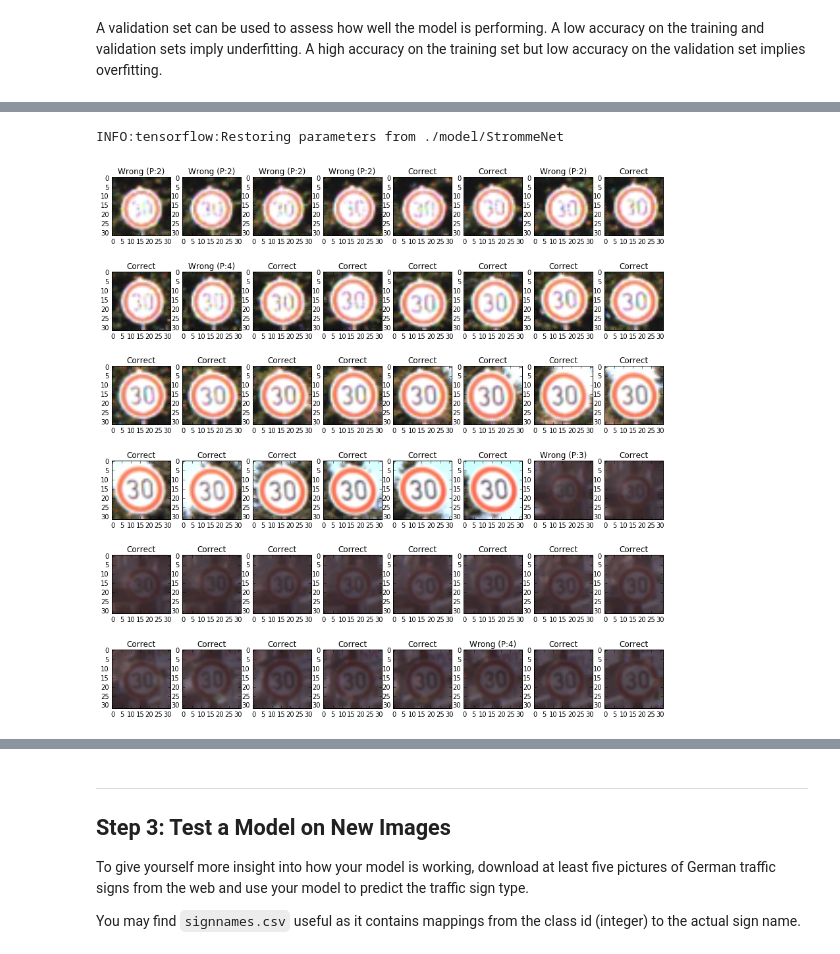
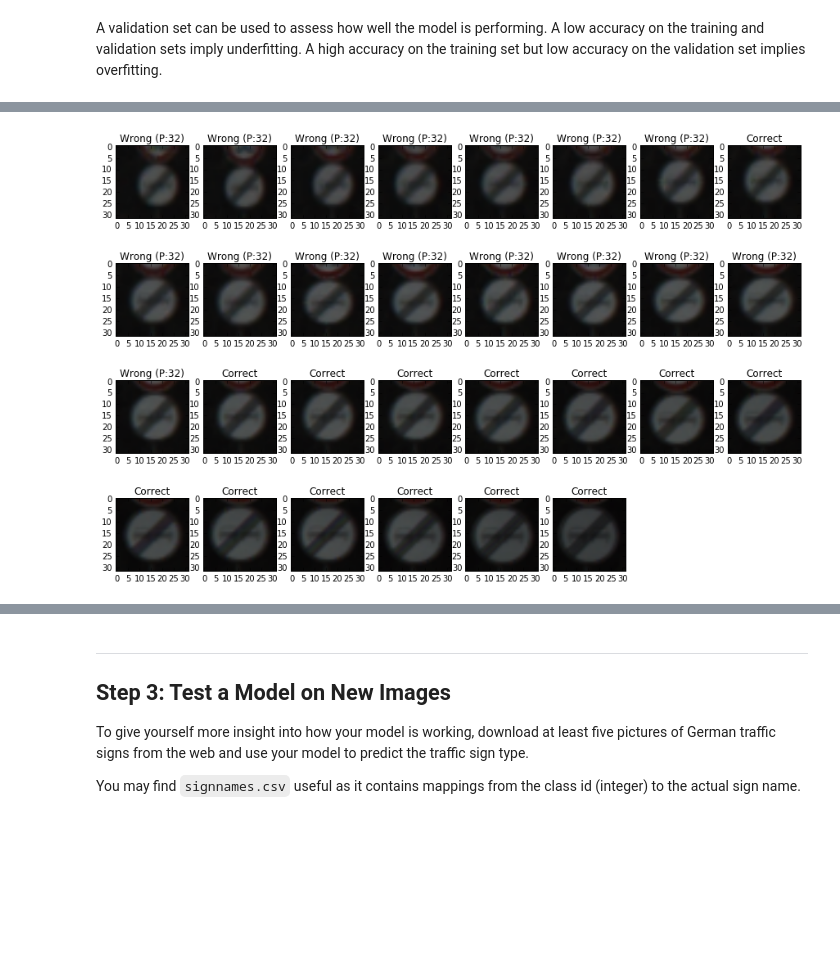
Before and after one commit to astromme/CarND-Traffic-Sign-Classifier-Project, a Jupyter notebook: Traffic_Sign_Classifier.ipynb, the cells around one changed output, grey strips where cells are left out. Saved outputs shown, nothing was run; the diff lists cells and outputs as text; code cells hidden in the pictures; blank space fills up the shorter version.

```diff
--- a/Traffic_Sign_Classifier.ipynb
+++ b/Traffic_Sign_Classifier.ipynb
@@ -689,0 +721,6 @@ x, y, keep_prob, logits, training_operation, accuracy_operation = build_graph(hy
+# %%
+graph, x, y, keep_prob, logits, training_operation, accuracy_operation = build_graph(hyperparameters_3layer)
+with graph.as_default():
+    sess = tf.Session(graph=graph)
+    saver = tf.train.Saver()
+    saver.restore(sess, "./logs/StrommeNet3Layer")
@@ -690,52 +774,42 @@ x, y, keep_prob, logits, training_operation, accuracy_operation = build_graph(hy
 # %%
 # which images in the validation set does it get wrong?
 
 plt.figure(1, figsize=(15,15))
 BATCH_SIZE = 2048
 
 j = 1
 
-# for name in sign_names:
-#     print(name, sign_names[name])
-
 epoch_valid_X = []
 epoch_valid_X_color = []
 epoch_valid_y = []
 
 for image, image_color, label in zip(hyperparameters['X_valid'], X_valid_original, hyperparameters['y_valid']):
-    if label in [0, 1]:
+    if label in [41]:
         epoch_valid_X.append(image)
         epoch_valid_X_color.append(image_color)
         epoch_valid_y.append(label)
 
+for offset in range(0, len(epoch_valid_X), BATCH_SIZE):
+    end = offset + BATCH_SIZE
+    batch_x, batch_y = epoch_valid_X[offset:end], epoch_valid_y[offset:end]
+    batch_x_color = epoch_valid_X_color[offset:end]
+    predictions = sess.run(tf.argmax(logits, 1), feed_dict={x: batch_x})
 
-with tf.Session() as sess:
-    saver = tf.train.Saver()
-    saver.restore(sess, "./model/StrommeNet")
-    for offset in range(0, len(epoch_valid_X), BATCH_SIZE):
-        end = offset + BATCH_SIZE
-        batch_x, batch_y = epoch_valid_X[offset:end], epoch_valid_y[offset:end]
-        batch_x_color = epoch_valid_X_color[offset:end]
-        predictions = sess.run(tf.argmax(logits, 1), feed_dict={x: batch_x})
+    for image, image_color, prediction, label in zip(batch_x, batch_x_color, predictions, batch_y):
+        if j > 48:
+            break
 
+        plt.subplot(6,8, j) # sets the number of feature maps to show on each row and column
+        plt.imshow(image_color.squeeze(), cmap='gray')
 
+        if prediction != label:
+            plt.title('Wrong (P:{})'.format(prediction))
+        else:
+            plt.title('Correct'.format(prediction))
 
-        for image, image_color, prediction, label in zip(batch_x, batch_x_color, predictions, batch_y):
-            if j > 48:
-                break
-
-            plt.subplot(6,8, j) # sets the number of feature maps to show on each row and column
-            plt.imshow(image_color.squeeze(), cmap='gray')
-
-            if prediction != label:
-                plt.title('Wrong (P:{})'.format(prediction))
-            else:
-                plt.title('Correct'.format(prediction))
-
-            j += 1
+        j += 1
 # %% [output]
-INFO:tensorflow:Restoring parameters from ./model/StrommeNet
-[figure, old version]
+[figure, new version]
 # %%
 correct_by_sign_name = {k:0 for k in sign_names}
 wrong_by_sign_name = {k: 0 for k in sign_names}
```
Also changed, not shown: parts of 17 cells of this notebook.
